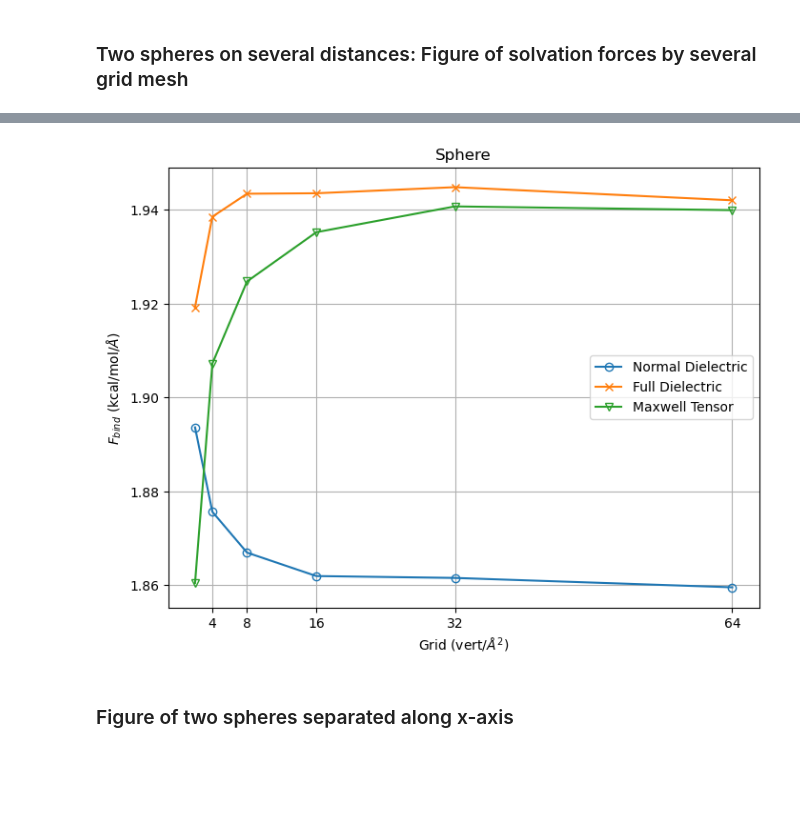
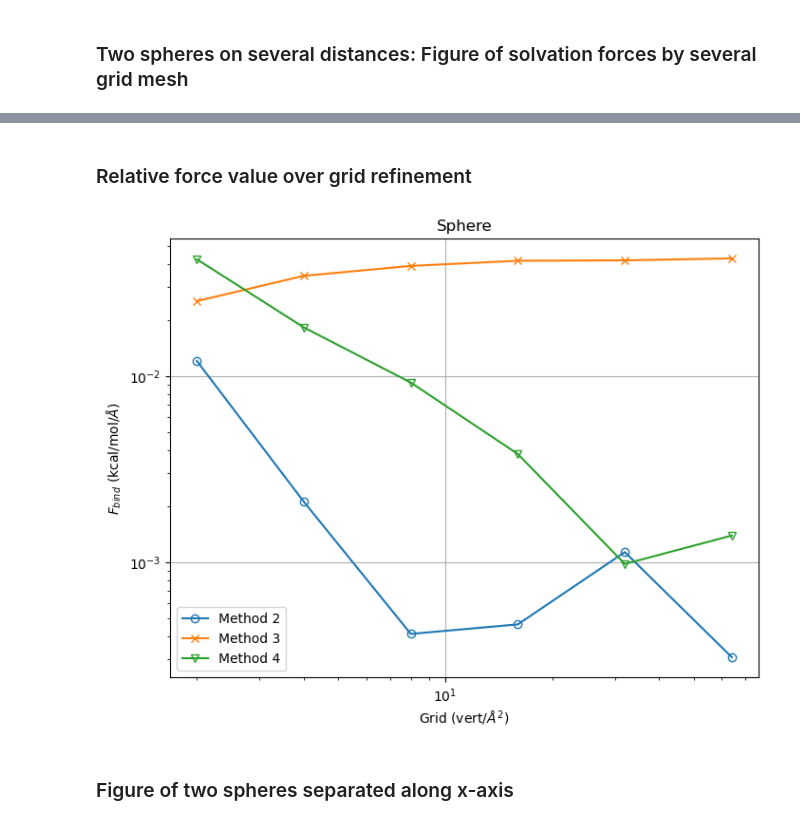
Before and after one commit to iaddison-smith/Apbs_force_simulations, a Jupyter notebook: force_terms.ipynb, the cells around one changed output, grey strips where cells are left out. Drawn from its saved outputs; the diff is of its cells as text; code cells hidden in the pictures; blank space fills up the shorter version.

```diff
--- a/force_terms.ipynb
+++ b/force_terms.ipynb
@@ -80,19 +147,29 @@ plt.savefig('figures//Barstar_formulations_distance_option2.png',dpi=100,bbox_in
+# %% [markdown]
+### Relative force value over grid refinement
 # %%
 # read results file
-force_terms = np.loadtxt('results_pbj\sphere_r1q2_forces_to_latex.txt',delimiter='&')
+def relative_value(x):
+    return np.abs(x-1.9425-0.0001)/1.9425
+
+force_terms = np.loadtxt('results_pbj\sphere_r1q2_forces_to_latex.txt',delimiter='&',skiprows=1)
 plt.figure(figsize=(8,6))
-plt.plot(force_terms[:,0],force_terms[:,1],label='Normal Dielectric',marker='o',mfc='none')
-plt.plot(force_terms[:,0],force_terms[:,2],label='Full Dielectric',marker='x',mfc='none')
-plt.plot(force_terms[:,0],force_terms[:,3],label='Maxwell Tensor',marker='v',mfc='none')
+
+plt.plot(force_terms[:,0],relative_value(force_terms[:,2]),label='Method 2',marker='o',mfc='none')
+plt.plot(force_terms[:,0],relative_value(force_terms[:,1]),label='Method 3',marker='x',mfc='none')
+plt.plot(force_terms[:,0],relative_value(force_terms[:,3]),label='Method 4',marker='v',mfc='none')
+
+# added these three lines
+plt.legend(loc='best')
+plt.xticks([4,8,16,32,64])
+plt.xlabel('Grid (vert/$\AA ^2$)')
+plt.ylabel('$F_{bind}$ (kcal/mol/$\AA$)')
+plt.yscale('log')
+plt.xscale('log')
+plt.grid()
 plt.title('Sphere')
-plt.xlabel('Grid (vert/$\AA ^2$)')
-plt.xticks([4,8,16,32,64])
-plt.ylabel('$F_{bind}$ (kcal/mol/$\AA$)')
-plt.legend()
-plt.grid()
-plt.savefig('figures//sphere_formulations_grid.png',dpi=100)
+plt.savefig('figures//Sphere_formul_grid_rel.png',dpi=100,bbox_inches='tight')
 # %% [output]
-[figure, old version]
+[figure, new version]
 # %% [markdown]
 ### Figure of two spheres separated along x-axis
 # %%
```
Also changed, not shown: parts of 8 cells of this notebook, 30 other files.
